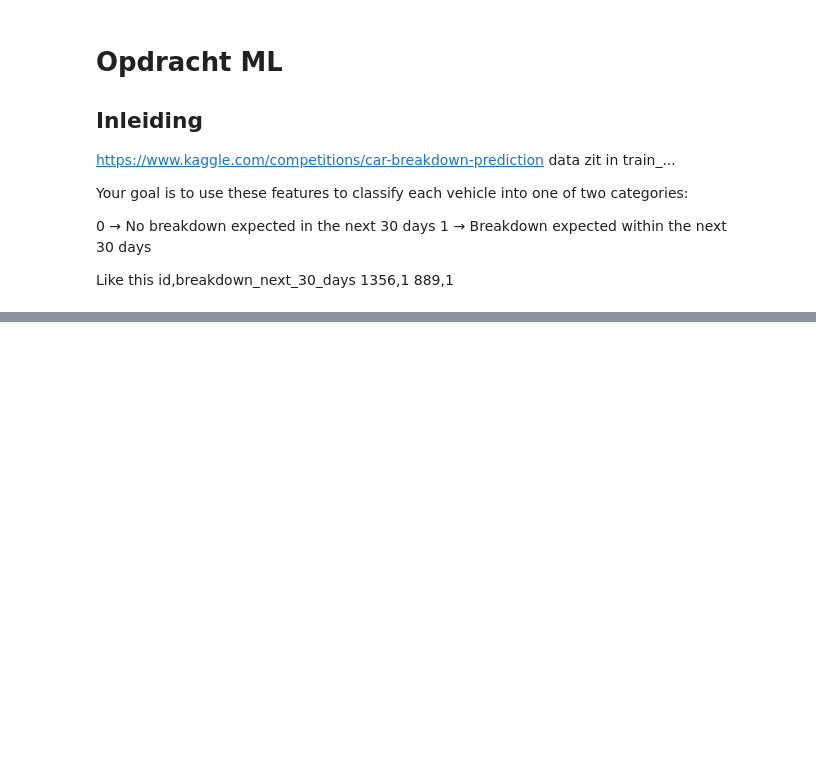
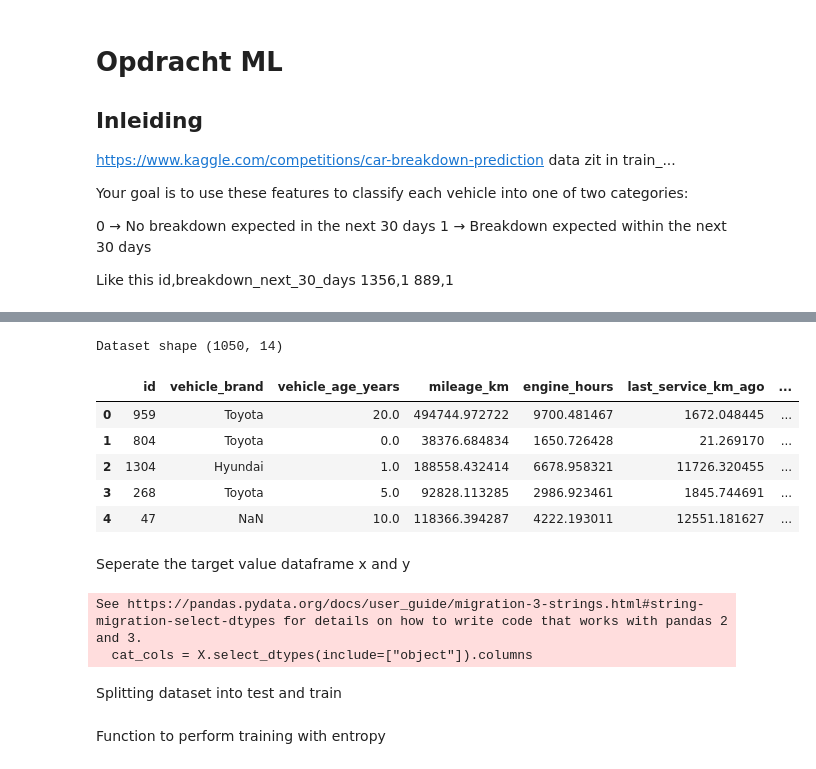
Before and after one commit to DavidWaligora/PE_Assignment_AI_TM, a Jupyter notebook: 0_ML/assignment.ipynb, the cells around one changed output, grey strips where cells are left out. Saved outputs shown, nothing was run; the diff lists cells and outputs as text; code cells hidden in the pictures; blank space fills up the shorter version.

```diff
--- a/0_ML/assignment.ipynb
+++ b/0_ML/assignment.ipynb
@@ -19,9 +33,7 @@ file = "./src/train_CarBreakDown.csv"
 # %%
 # get file data function
 def get_car_breakdown_data(file: str):
-    with open(file, "r", encoding="UTF-8") as f:
-        data = f.readlines()
-        return data
+    return pd.read_csv(file, encoding="UTF-8", sep=",")
 # %%
 # test read the data
 dirty_data = get_car_breakdown_data(file)
@@ -30,0 +59,57 @@ print(dirty_data[:2])
+# %%
+print("Dataset shape", dirty_data.shape)
+# %% [output]
+Dataset shape (1050, 14)
+# %%
+dirty_data.head()
+# %% [output]
+|  | id | vehicle_brand | vehicle_age_years | mileage_km | engine_hours | last_service_km_ago | ... |
+| 0 | 959 | Toyota | 20.0 | 494744.972722 | 9700.481467 | 1672.048445 | ... |
+| 1 | 804 | Toyota | 0.0 | 38376.684834 | 1650.726428 | 21.269170 | ... |
+| 2 | 1304 | Hyundai | 1.0 | 188558.432414 | 6678.958321 | 11726.320455 | ... |
+| 3 | 268 | Toyota | 5.0 | 92828.113285 | 2986.923461 | 1845.744691 | ... |
+| 4 | 47 | NaN | 10.0 | 118366.394287 | 4222.193011 | 12551.181627 | ... |
+# %% [markdown]
+Seperate the target value
+dataframe x and y
+# %%
+# === CLEANING (same as you had) ===
+df = dirty_data.replace(r"^\s*$", np.nan, regex=True)
+
+# Outlier handling
+df.loc[df['mileage_km'] > 2000000, 'mileage_km'] = np.nan
+df.loc[df['engine_hours'] < 0, 'engine_hours'] = np.nan
+df.loc[df['cleanliness_score'] > 100, 'cleanliness_score'] = np.nan
+df.loc[df['driver_satisfaction_score'] > 10, 'driver_satisfaction_score'] = np.nan
+
+X = df.drop(columns=["id", "breakdown_next_30_days"])
+Y = df["breakdown_next_30_days"]
+
+num_cols = X.select_dtypes(include=["float64", "int64"]).columns
+cat_cols = X.select_dtypes(include=["object"]).columns
+
+# === PROPER MISSING-VALUE HANDLING ===
+# 1. Missing indicators for numerics (very useful for trees)
+for col in num_cols:
+    X[col + "_missing"] = X[col].isna().astype(int)
+
+# 2. Impute numerics with median (computed on train only)
+medians = X[num_cols].median()
+X[num_cols] = X[num_cols].fillna(medians)
+
+# 3. Impute categoricals
+X[cat_cols] = X[cat_cols].fillna("missing")
+
+# --- Simple but powerful feature engineering ---
+X['mileage_per_year'] = X['mileage_km'] / (X['vehicle_age_years'] + 1e-5)
+X['engine_hours_per_km'] = X['engine_hours'] / (X['mileage_km'] + 1e-5)
+X['last_service_ratio'] = X['last_service_km_ago'] / (X['mileage_km'] + 1e-5)
+
+# 4. One-hot ONLY the categorical columns
+X = pd.get_dummies(X, columns=cat_cols, drop_first=True, dtype=int)
+# num_cols stay numeric → no explosion of dummies
+# %% [output]
+See https://pandas.pydata.org/docs/user_guide/migration-3-strings.html#string-migration-select-dtypes for details on how to write code that works with pandas 2 and 3.
+  cat_cols = X.select_dtypes(include=["object"]).columns
+# %% [markdown]
+Splitting dataset into test and train
@@ -30,0 +123,2 @@ print(dirty_data[:2])
+# %% [markdown]
+Function to perform training with entropy
```
Also changed, not shown: parts of 12 cells of this notebook, 1 other file.
